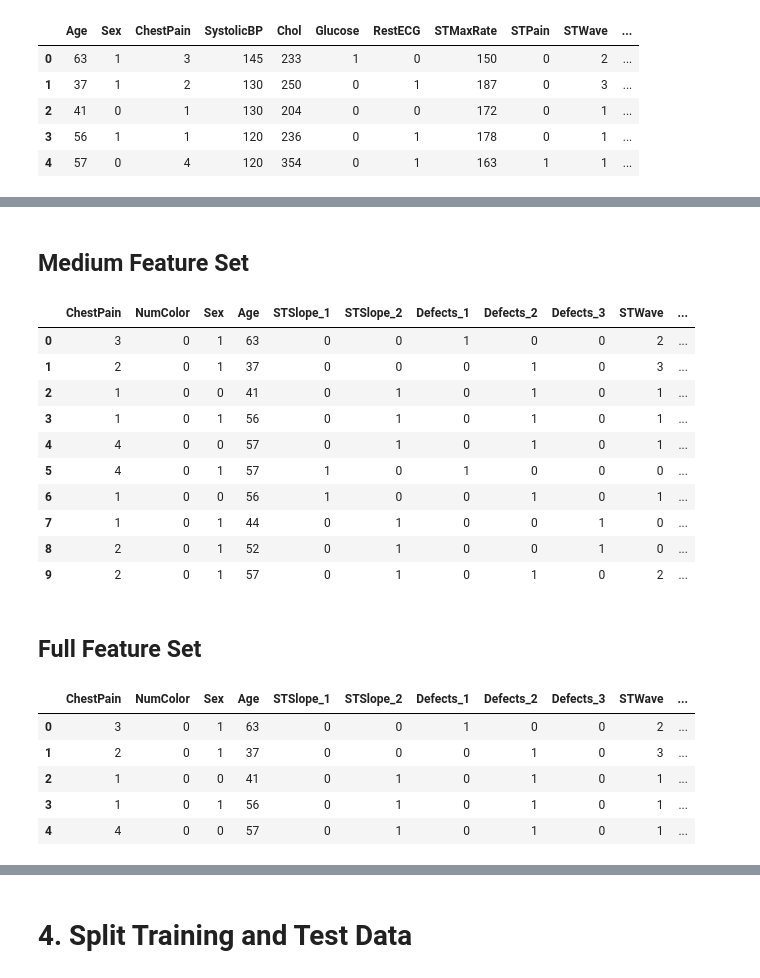
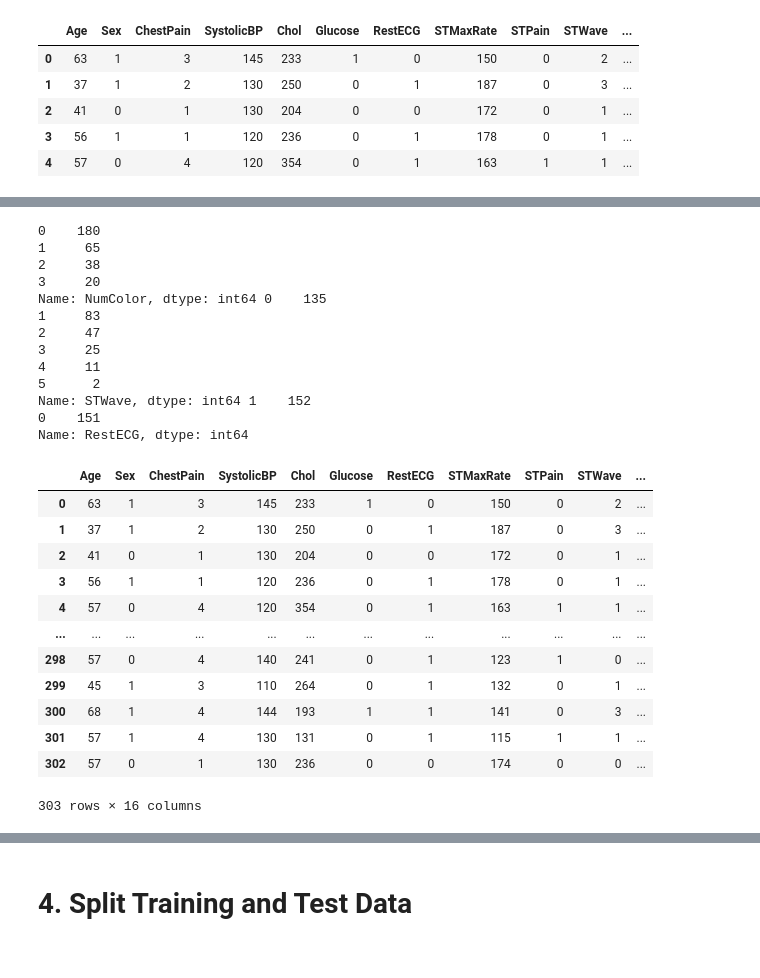
Before and after one commit to BradDoty/KaggleHeartDiseaseUCI, a Jupyter notebook: Notebooks/Capstone 2 -- Feature Engineering, Pre-processing and Training Data Development.ipynb, the cells around one changed output, grey strips where cells are left out. Drawn from its saved outputs; the diff is of its cells as text; code cells hidden in the pictures.

Commit message:
Removed minimal and medium features sets.  Added scaled features set, to be used for distance-based algorithms.

```diff
--- a/Notebooks/Capstone 2 -- Feature Engineering, Pre-processing and Training Data Development.ipynb
+++ b/Notebooks/Capstone 2 -- Feature Engineering, Pre-processing and Training Data Development.ipynb
@@ -164,32 +117,41 @@ Name: NumColor, dtype: int64
-# %% [markdown]
-## Medium Feature Set
-# %%
-med_feature = pd.concat([min_feature, heart_data[['STWave','STMaxRate','STPain']] ], axis=1)
-med_feature.head(10)
-## Must wait to scale STMaxRate in testing and training sets separately
-# %% [output]
-|  | ChestPain | NumColor | Sex | Age | STSlope_1 | STSlope_2 | Defects_1 | Defects_2 | Defects_3 | STWave | ... |
-| 0 | 3 | 0 | 1 | 63 | 0 | 0 | 1 | 0 | 0 | 2 | ... |
-| 1 | 2 | 0 | 1 | 37 | 0 | 0 | 0 | 1 | 0 | 3 | ... |
-| 2 | 1 | 0 | 0 | 41 | 0 | 1 | 0 | 1 | 0 | 1 | ... |
-| 3 | 1 | 0 | 1 | 56 | 0 | 1 | 0 | 1 | 0 | 1 | ... |
-| 4 | 4 | 0 | 0 | 57 | 0 | 1 | 0 | 1 | 0 | 1 | ... |
-| 5 | 4 | 0 | 1 | 57 | 1 | 0 | 1 | 0 | 0 | 0 | ... |
-| 6 | 1 | 0 | 0 | 56 | 1 | 0 | 0 | 1 | 0 | 1 | ... |
-| 7 | 1 | 0 | 1 | 44 | 0 | 1 | 0 | 0 | 1 | 0 | ... |
-| 8 | 2 | 0 | 1 | 52 | 0 | 1 | 0 | 0 | 1 | 0 | ... |
-| 9 | 2 | 0 | 1 | 57 | 0 | 1 | 0 | 1 | 0 | 2 | ... |
-# %% [markdown]
-## Full Feature Set
-# %%
-full_feature = pd.concat([med_feature, heart_data[['SystolicBP','Chol','Glucose','RestECG']]], axis=1)
-min_feature = min_feature.replace({'RestECG':2}, 0)
-full_feature.head()
-## Must wait and scale SystolicBP and Chol in testing and training sets separately
-# %% [output]
-|  | ChestPain | NumColor | Sex | Age | STSlope_1 | STSlope_2 | Defects_1 | Defects_2 | Defects_3 | STWave | ... |
-| 0 | 3 | 0 | 1 | 63 | 0 | 0 | 1 | 0 | 0 | 2 | ... |
-| 1 | 2 | 0 | 1 | 37 | 0 | 0 | 0 | 1 | 0 | 3 | ... |
-| 2 | 1 | 0 | 0 | 41 | 0 | 1 | 0 | 1 | 0 | 1 | ... |
-| 3 | 1 | 0 | 1 | 56 | 0 | 1 | 0 | 1 | 0 | 1 | ... |
-| 4 | 4 | 0 | 0 | 57 | 0 | 1 | 0 | 1 | 0 | 1 | ... |
+# %%
+features = heart_data.drop(columns="AngioTgt")
+
+## Replace certain ordinal values as specified above
+features = features.replace({'NumColor':4}, 0)
+features = features.replace({'STWave':6}, 5)
+features = features.replace({'RestECG':2}, 0)
+
+## Use one-hot encoding, dropping one category's column to avoid collinearity
+features = pd.get_dummies(features, columns=['STSlope','Defects'], drop_first=True)
+
+## Must wait to scale continuous variables in testing and training sets separately
+print(features.NumColor.value_counts(), features.STWave.value_counts(), features.RestECG.value_counts())
+features
+# %% [output]
+0    180
+1     65
+2     38
+3     20
+Name: NumColor, dtype: int64 0    135
+1     83
+2     47
+3     25
+4     11
+5      2
+Name: STWave, dtype: int64 1    152
+0    151
+Name: RestECG, dtype: int64
+|  | Age | Sex | ChestPain | SystolicBP | Chol | Glucose | RestECG | STMaxRate | STPain | STWave | ... |
+| 0 | 63 | 1 | 3 | 145 | 233 | 1 | 0 | 150 | 0 | 2 | ... |
+| 1 | 37 | 1 | 2 | 130 | 250 | 0 | 1 | 187 | 0 | 3 | ... |
+| 2 | 41 | 0 | 1 | 130 | 204 | 0 | 0 | 172 | 0 | 1 | ... |
+| 3 | 56 | 1 | 1 | 120 | 236 | 0 | 1 | 178 | 0 | 1 | ... |
+| 4 | 57 | 0 | 4 | 120 | 354 | 0 | 1 | 163 | 1 | 1 | ... |
+| ... | ... | ... | ... | ... | ... | ... | ... | ... | ... | ... | ... |
+| 298 | 57 | 0 | 4 | 140 | 241 | 0 | 1 | 123 | 1 | 0 | ... |
+| 299 | 45 | 1 | 3 | 110 | 264 | 0 | 1 | 132 | 0 | 1 | ... |
+| 300 | 68 | 1 | 4 | 144 | 193 | 1 | 1 | 141 | 0 | 3 | ... |
+| 301 | 57 | 1 | 4 | 130 | 131 | 0 | 1 | 115 | 1 | 1 | ... |
+| 302 | 57 | 0 | 1 | 130 | 236 | 0 | 0 | 174 | 0 | 0 | ... |
+303 rows × 16 columns
```
Also changed, not shown: parts of 16 cells of this notebook, 16 other files.
